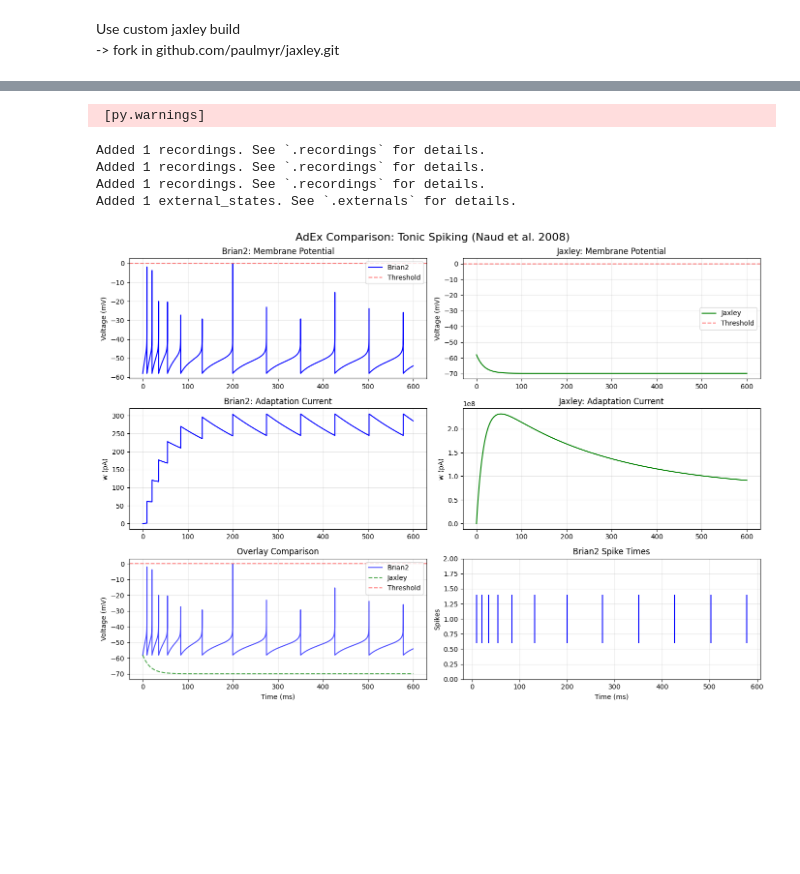
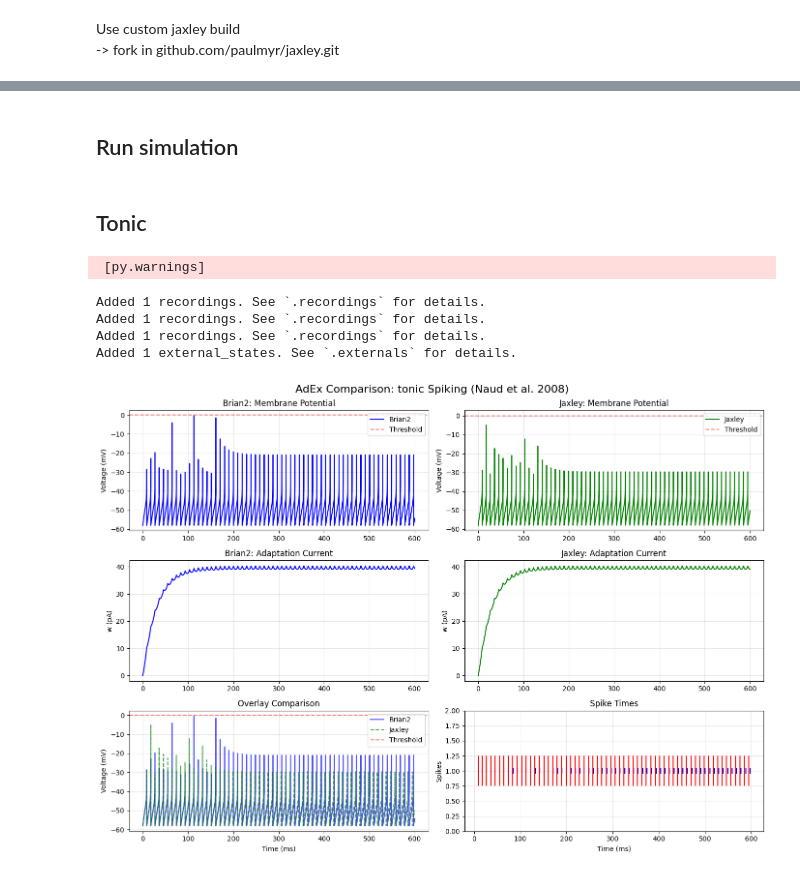
Before and after one commit to paulmyr/jaxley, a Jupyter notebook: notebooks/jaxley_test_adex.ipynb, the cells around one changed output, grey strips where cells are left out. Saved outputs shown, nothing was run; the diff lists cells and outputs as text; code cells hidden in the pictures; blank space fills up the shorter version.

Commit message:
Colab notebook demonstrating AdEx in Jaxley

```diff
--- a/notebooks/jaxley_test_adex.ipynb
+++ b/notebooks/jaxley_test_adex.ipynb
@@ -216,9 +317,3 @@ def run_brian2_adex(params, I_ext, dt_ms=0.025, duration_ms=500.0):
     w_array = mon_w.w[0] / pA  # pA
 
     return time_array, voltage_array, w_array, spike_mon.t / ms
-# %%
-dt = 0.025
-duration = 600
-t_brian, v_brian, w_brian, spikes_brian = run_brian2_adex(
-    parameters, parameters['I'], dt_ms=dt, duration_ms=duration
-)
@@ -315,22 +320,37 @@ def run_jaxley_adex(params, I_ext, dt_ms=0.025, duration_ms=500.0):
-# %%
-t_jaxley, v_jaxley, w_jaxley = run_jaxley_adex(
-    parameters, parameters['I'], dt_ms=dt, duration_ms=duration
-)
-# %% [output]
- [py.warnings]
-Added 1 recordings. See `.recordings` for details.
-Added 1 recordings. See `.recordings` for details.
-Added 1 recordings. See `.recordings` for details.
-Added 1 external_states. See `.externals` for details.
+# %% [markdown]
+## Run simulation
 # %%
+def plot_and_run(module):
+    dt = 0.025
+    duration = 600
 
-fig = plot_comparison(
-    (t_brian, v_brian, w_brian, spikes_brian),
-    (t_jaxley, v_jaxley, w_jaxley),
-    NAUD_PARAMETERS['tonic'],
-    title="AdEx Comparison: Tonic Spiking (Naud et al. 2008)"
-)
+    parameters = NAUD_PARAMETERS[module]
 
-plt.savefig('adex_comparison_tonic.png', dpi=150, bbox_inches='tight')
+    t_brian, v_brian, w_brian, spikes_brian = run_brian2_adex(
+        parameters, dt_ms=dt, duration_ms=duration
+    )
+
+    t_jaxley, v_jaxley, w_jaxley, s_jaxley = run_jaxley_adex(
+        parameters, dt_ms=dt, duration_ms=duration
+    )
+
+    fig = plot_comparison(
+        (t_brian, v_brian, w_brian, spikes_brian),
+        (t_jaxley, v_jaxley, w_jaxley, s_jaxley),
+        NAUD_PARAMETERS['tonic'],
+        title=f"AdEx Comparison: {module} Spiking (Naud et al. 2008)"
+    )
+
+    plt.savefig(f'adex_comparison_{module}.png', dpi=150, bbox_inches='tight')
+    plt.show()
-# %% [output]
-[figure, removed]
+# %% [markdown]
+## Tonic
+# %%
+plot_and_run('tonic')
+# %% [output]
+ [py.warnings]
+Added 1 recordings. See `.recordings` for details.
+Added 1 recordings. See `.recordings` for details.
+Added 1 recordings. See `.recordings` for details.
+Added 1 external_states. See `.externals` for details.
+[figure, added]
```
Also changed, not shown: parts of 21 cells of this notebook.
